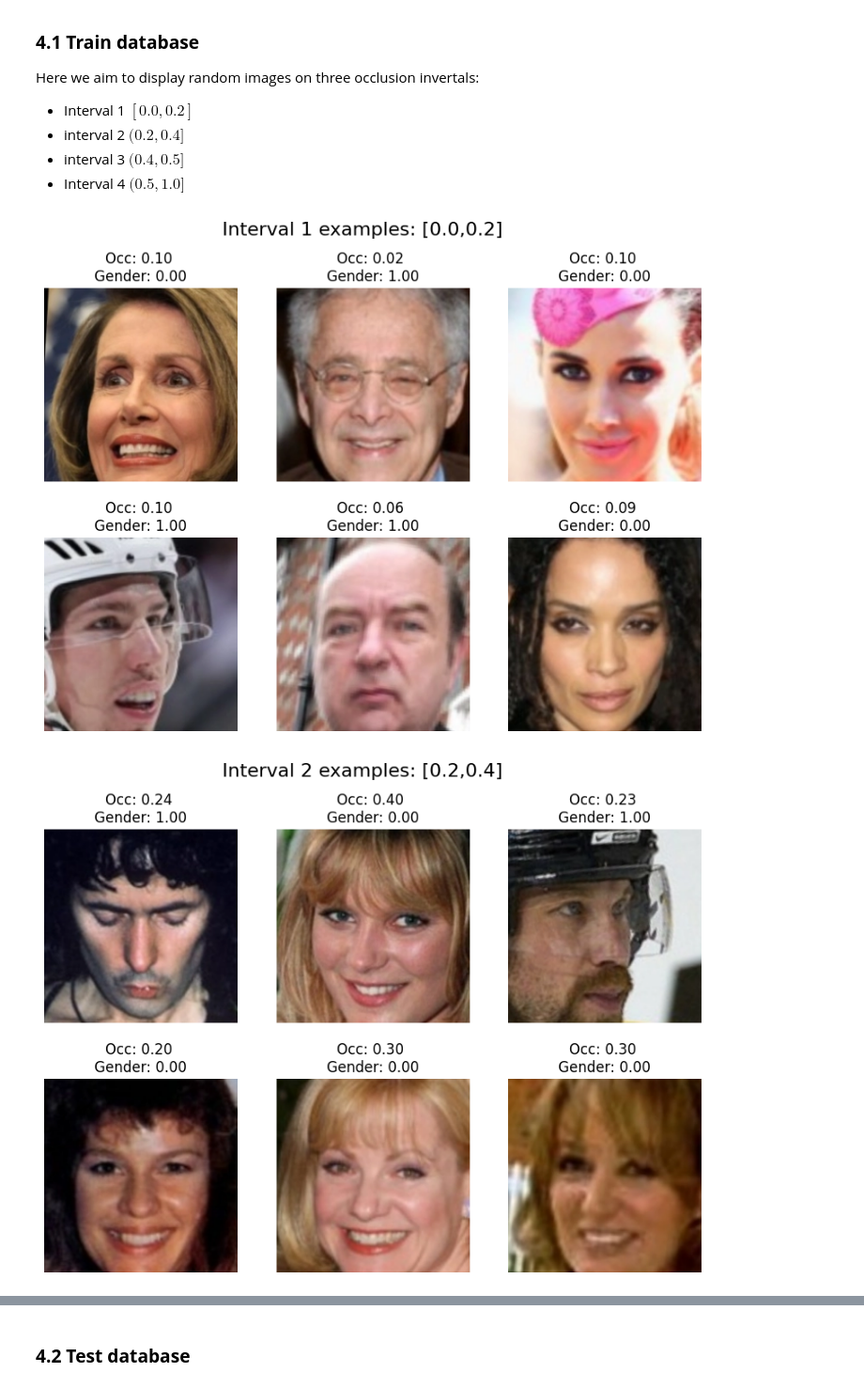
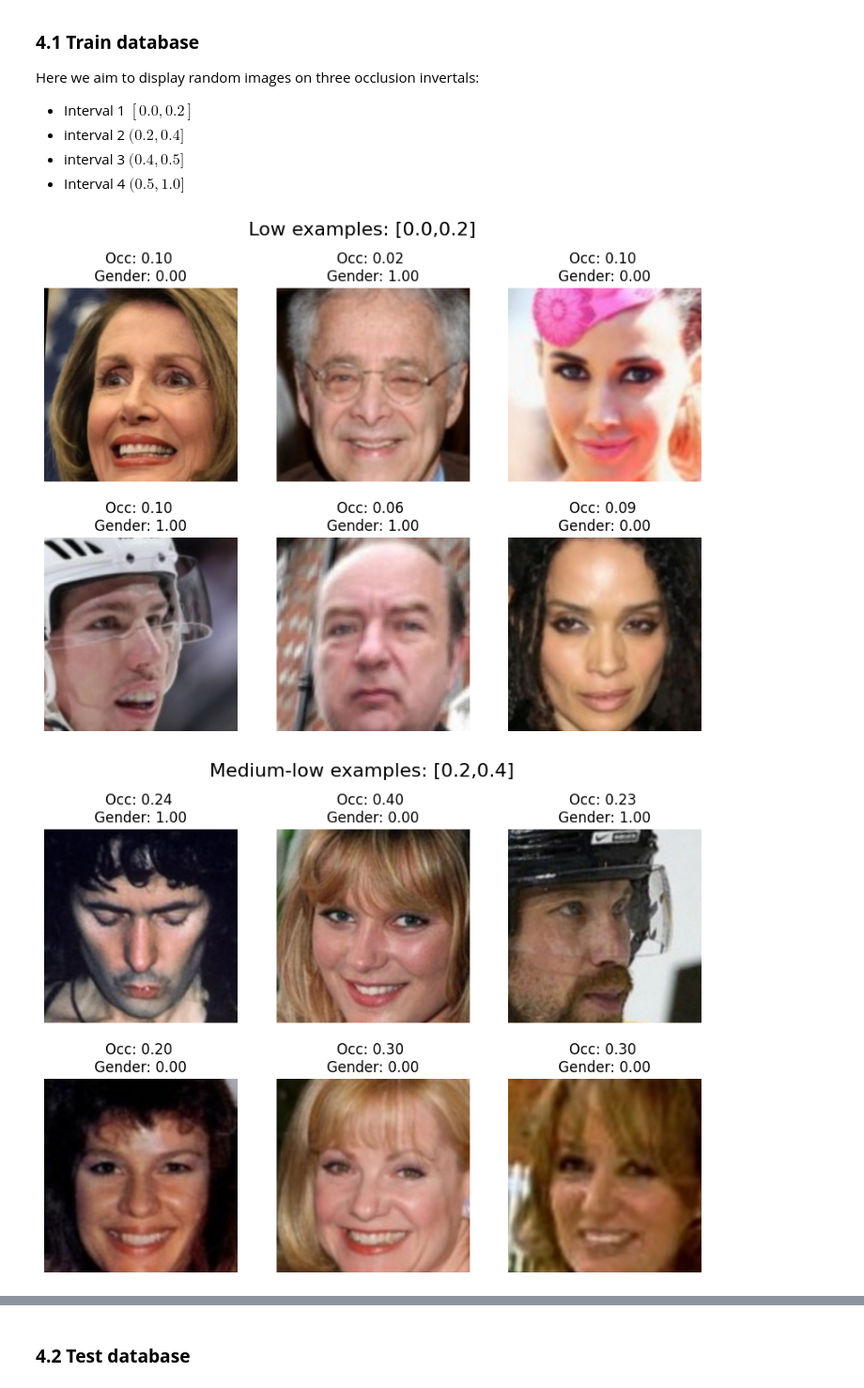
Before and after one commit to odelacruz-fierro/data-challenge-idemia, a Jupyter notebook: eda.ipynb, the cells around one changed output, grey strips where cells are left out. Shown at 94% size. Saved outputs shown, nothing was run; the diff lists cells and outputs as text; code cells hidden in the pictures.

```diff
--- a/eda.ipynb
+++ b/eda.ipynb
@@ -235,6 +236,8 @@ def display_mosaic_train(df, interval, title):
 
     # List of files
     files = []
+    occlusions = []
+    genders = []
 
     # samples.iterrows() => Returns each row of the dataframe
     # idx => Row label / index
@@ -242,11 +245,13 @@ def display_mosaic_train(df, interval, title):
     for i, (idx, row) in enumerate(samples.iterrows()):
 
         # Retrieve row data
-        filename = row['filename']
         occlusion = row['FaceOcclusion']
         gender = row['gender']
+        occlusions.append(occlusion)
+        genders.append(gender)
 
         # Load image
+        filename = row['filename']
         FILE_DIR = f"/{config.IMAGE_DIR}/{filename}"
         files.append(FILE_DIR)
         img2display = Image.open(FILE_DIR)
@@ -258,7 +263,7 @@ def display_mosaic_train(df, interval, title):
 
         ax.imshow(img2display)
 
-    return files
+    return files, occlusions, genders
 
 def display_mosaic_3x3_train(df, files_1, files_2, files_3, files_4):
 
@@ -296,37 +301,37 @@ def display_mosaic_3x3_train(df, files_1, files_2, files_3, files_4):
         gender = row['gender']
 
         if i < 3:
             # Assign image to the subplot
             axes[i].imshow(img2display)
             axes[i].set_title(f"Interval 1: {occlusion:.2f}")
             axes[i].axis('off') # Hide axes
         elif i < 6:
             # Assign image to the subplot
             axes[i].imshow(img2display)
             axes[i].set_title(f"Interval 2: {occlusion:.2f}")
             axes[i].axis('off') # Hide axes
         elif i < 9:
             # Assign image to the subplot
             axes[i].imshow(img2display)
             axes[i].set_title(f"Interval 3: {occlusion:.2f}")
             axes[i].axis('off') # Hide axes
         elif i < 12:
             # Assign image to the subplot
             axes[i].imshow(img2display)
             axes[i].set_title(f"Interval 4: {occlusion:.2f}")
             axes[i].axis('off') # Hide axes
 
     plt.tight_layout(rect=[0, 0.03, 1, 0.95])
     plt.savefig('report/figures/occlusion_mosaic.pdf', bbox_inches='tight')
     plt.show()
 
 # These intervalles were guided based on the test database histogram for FaceOcclusion
-files_01 = display_mosaic_train(df_train, [0.0, 0.2], "Interval 1")
-files_02 = display_mosaic_train(df_train, [0.2,0.4], "Interval 2")
-files_03 = display_mosaic_train(df_train, [0.4,0.5], "Interval 3")
-files_04 = display_mosaic_train(df_train, [0.5,1.0], "Interval 3")
+files_low,      occs_low,        genders_low         = display_mosaic_train(df_train, [0.0, 0.2], "Low")
+files_med_low,  occs_med_low,    genders_med_low     = display_mosaic_train(df_train, [0.2,0.4], "Medium-low")
+files_med_hi,   occs_med_hi,     genders_med_hi      = display_mosaic_train(df_train, [0.4,0.5], "Medium-high")
+files_hi,       occs_med,        genders_med_hi      = display_mosaic_train(df_train, [0.5,1.0], "High")
 
-display_mosaic_3x3_train(df_train, files_01, files_02, files_03, files_04)
+display_mosaic_3x3_train(df_train, files_low, files_med_low, files_med_hi, files_hi)
 # %% [output]
-[figure, old version]
+[figure, new version]
-[figure, old version]
+[figure, new version]
```
Also changed, not shown: parts of 4 cells of this notebook, 4 other files.
